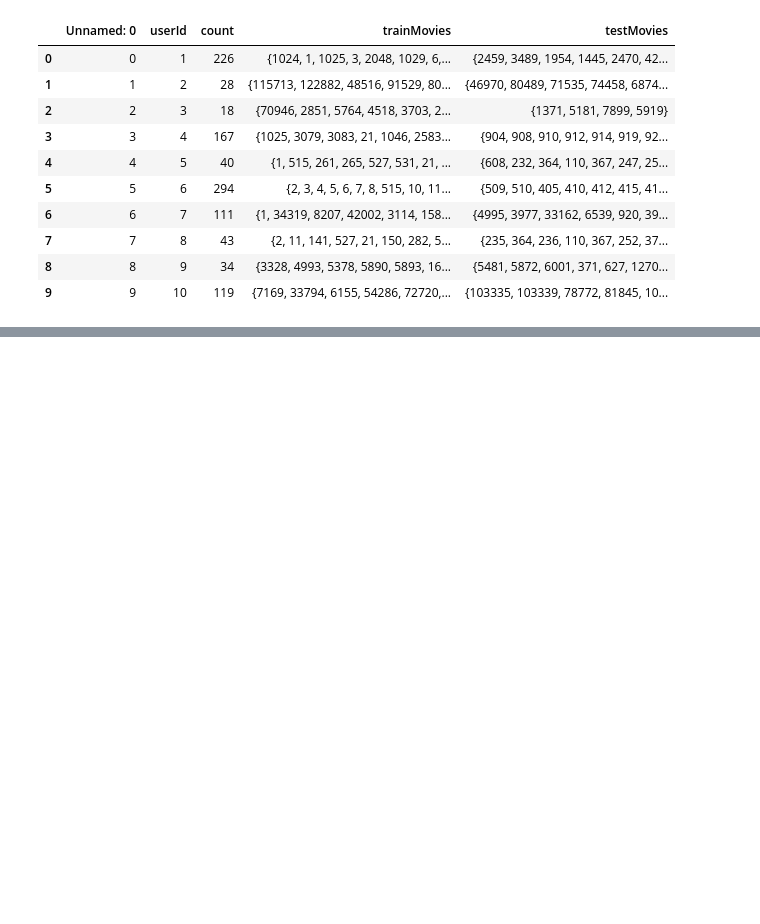
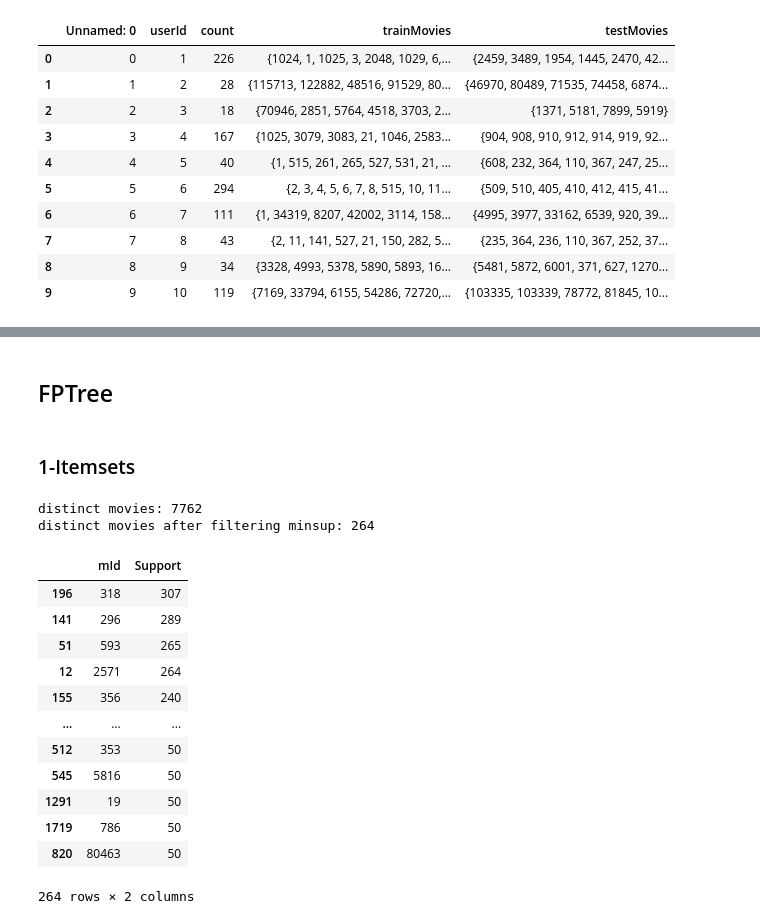
Before and after one commit to Data-Analytics-IIITH/A3, a Jupyter notebook: 3_recommender.ipynb, the cells around one changed output, grey strips where cells are left out. Drawn from its saved outputs; the diff is of its cells as text; code cells hidden in the pictures; blank space fills up the shorter version.

```diff
--- a/3_recommender.ipynb
+++ b/3_recommender.ipynb
@@ -183,0 +215,50 @@ transactions.head(10)
+# %% [markdown]
+## FPTree
+# %% [markdown]
+### 1-Itemsets
+# %%
+it_set_1 = set()
+
+for index, row in inp.iterrows():
+  Id, tr = row
+  it_set_1 = it_set_1.union(tr)
+
+it_set_1 = list(it_set_1)
+
+print('distinct movies:', len(it_set_1))
+
+mp = {}
+
+for index, row in inp.iterrows():
+  Id, tr = row
+  for mId in tr:
+    if mId in mp:
+      mp[mId]+=1
+    else:
+      mp[mId]=1
+
+it_df_1 = pd.DataFrame(list(mp.items()), columns=['mId', 'Support'])
+it_df_1 = it_df_1.sort_values(by='Support',ascending=False)
+it_df_1 = it_df_1[it_df_1['Support'] >= min_sup]
+
+print('distinct movies after filtering minsup:', it_df_1.shape[0])
+
+it_set_1 = it_df_1['mId'].tolist()
+
+it_df_1
+# %% [output]
+distinct movies: 7762
+distinct movies after filtering minsup: 264
+|  | mId | Support |
+| 196 | 318 | 307 |
+| 141 | 296 | 289 |
+| 51 | 593 | 265 |
+| 12 | 2571 | 264 |
+| 155 | 356 | 240 |
+| ... | ... | ... |
+| 512 | 353 | 50 |
+| 545 | 5816 | 50 |
+| 1291 | 19 | 50 |
+| 1719 | 786 | 50 |
+| 820 | 80463 | 50 |
+264 rows × 2 columns
```
Also changed, not shown: parts of 10 cells of this notebook.
